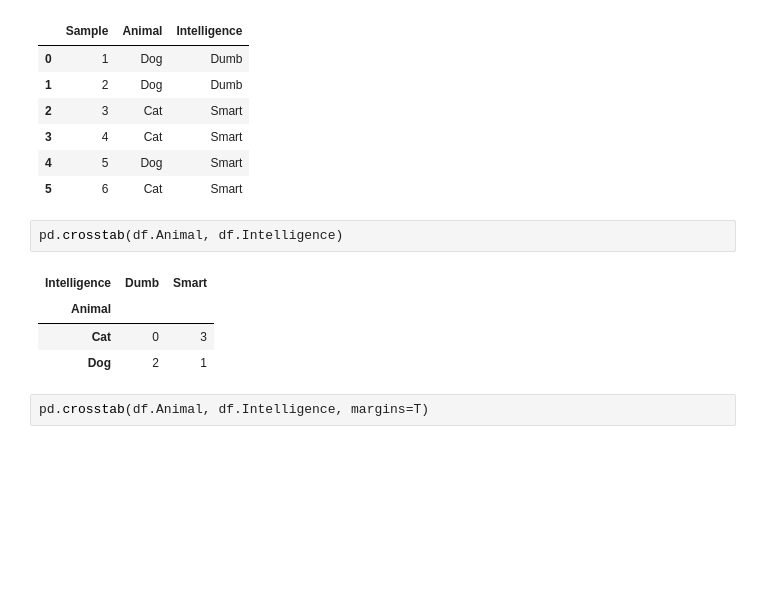
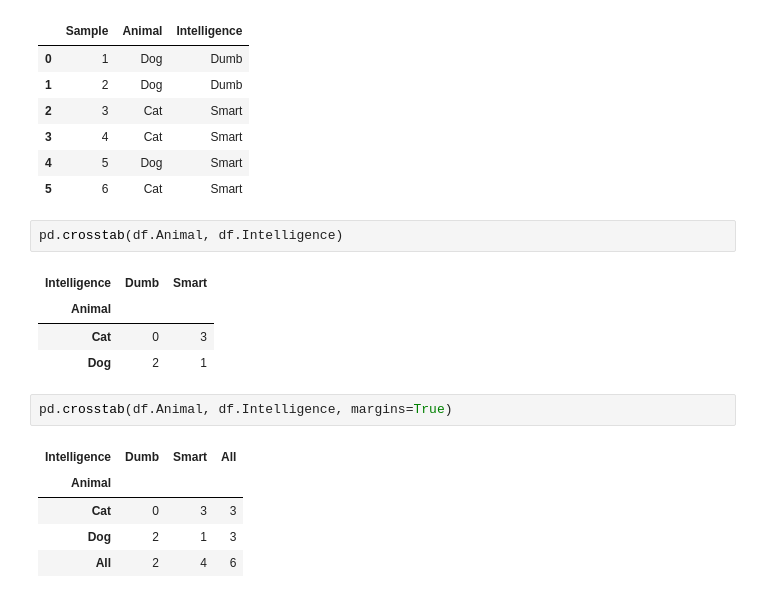
Before and after one commit to aki-06/Data_Science, a Jupyter notebook: 20180505_データ解析の基礎.ipynb, the cells around one changed output. Cells and saved outputs as stored; diff of their text form; blank space fills up the shorter version.

```diff
--- a/20180505_データ解析の基礎.ipynb
+++ b/20180505_データ解析の基礎.ipynb
@@ -490,4 +490,10 @@ pd.crosstab(df.Animal, df.Intelligence)
 | Cat | 0 | 3 |
 | Dog | 2 | 1 |
 # %%
-pd.crosstab(df.Animal, df.Intelligence, margins=T)
+pd.crosstab(df.Animal, df.Intelligence, margins=True)
+# %% [output]
+| Intelligence | Dumb | Smart | All |
+| Animal |  |  |  |
+| Cat | 0 | 3 | 3 |
+| Dog | 2 | 1 | 3 |
+| All | 2 | 4 | 6 |
```
Also changed, not shown: 1 other file.
